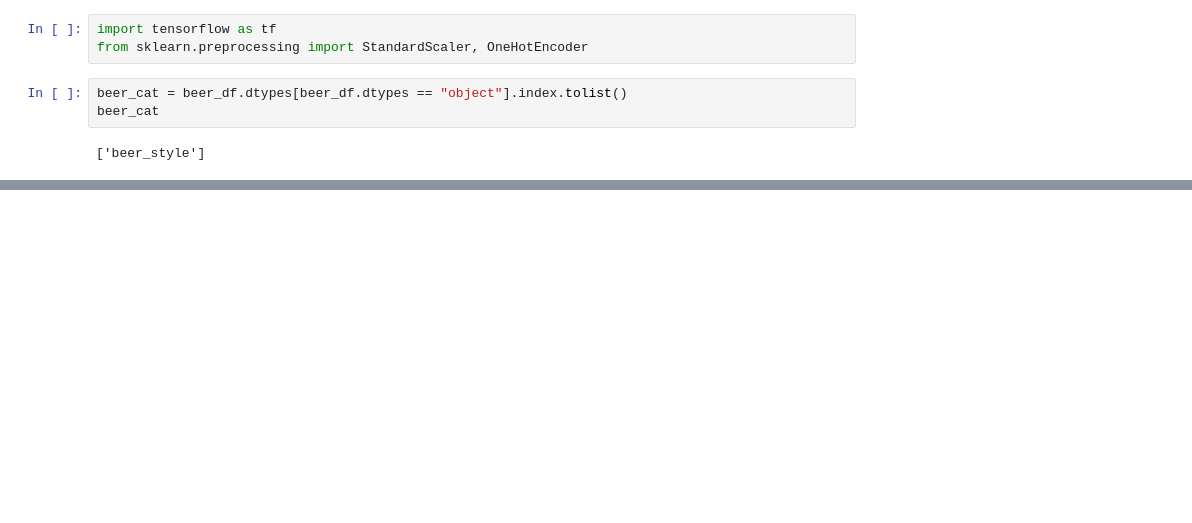
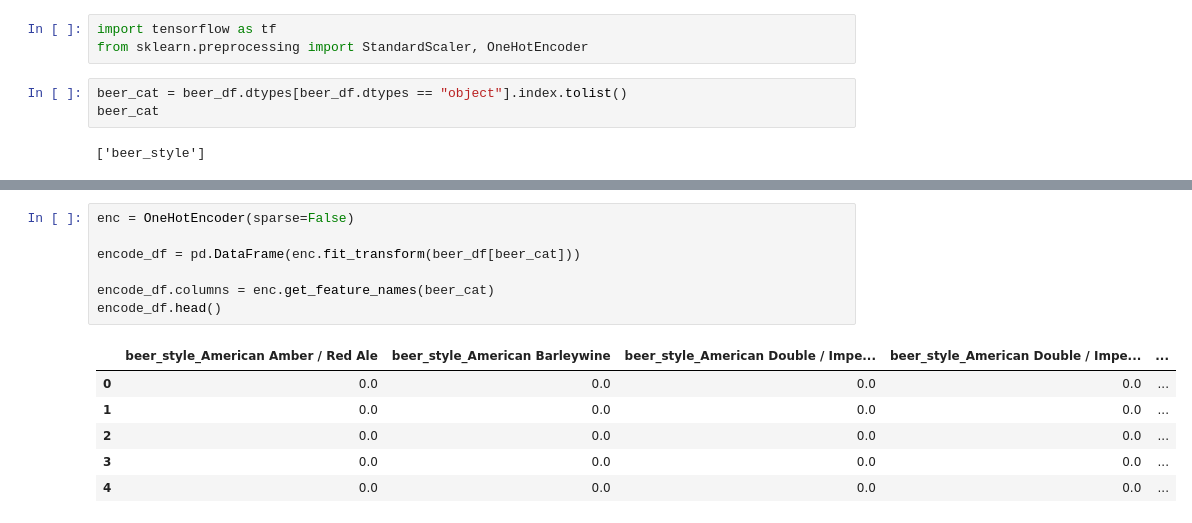
Before and after one commit to Tman5976/Group_5_Final_Project, a Jupyter notebook: Neural Network.ipynb, the cells around one changed output, grey strips where cells are left out. Saved outputs shown, nothing was run; the diff lists cells and outputs as text; blank space fills up the shorter version.

```diff
--- a/Neural Network.ipynb
+++ b/Neural Network.ipynb
@@ -75,0 +101,14 @@ beer_cat
+# %%
+enc = OneHotEncoder(sparse=False)
+
+encode_df = pd.DataFrame(enc.fit_transform(beer_df[beer_cat]))
+
+encode_df.columns = enc.get_feature_names(beer_cat)
+encode_df.head()
+# %% [output]
+|  | beer_style_American Amber / Red Ale | beer_style_American Barleywine | beer_style_American Double / Impe... | beer_style_American Double / Impe... | ... |
+| 0 | 0.0 | 0.0 | 0.0 | 0.0 | ... |
+| 1 | 0.0 | 0.0 | 0.0 | 0.0 | ... |
+| 2 | 0.0 | 0.0 | 0.0 | 0.0 | ... |
+| 3 | 0.0 | 0.0 | 0.0 | 0.0 | ... |
+| 4 | 0.0 | 0.0 | 0.0 | 0.0 | ... |
```
Also changed, not shown: parts of 16 cells of this notebook, 4 other files.
